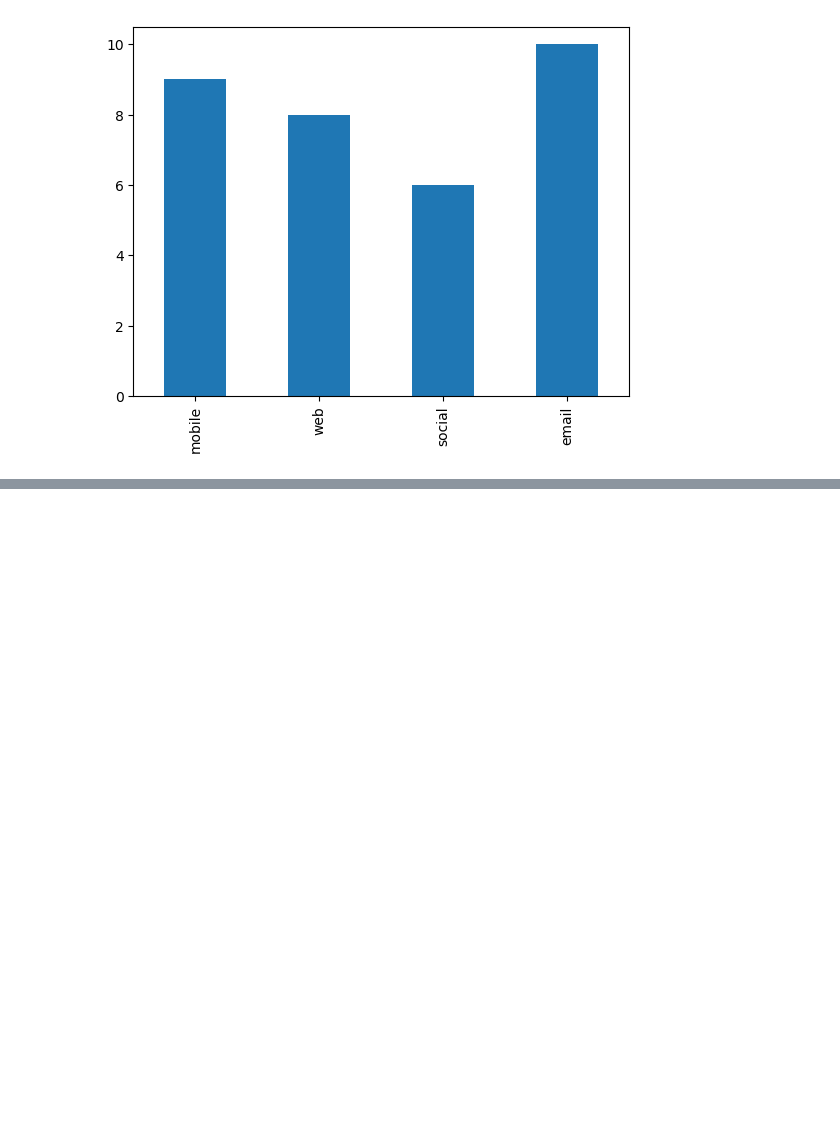
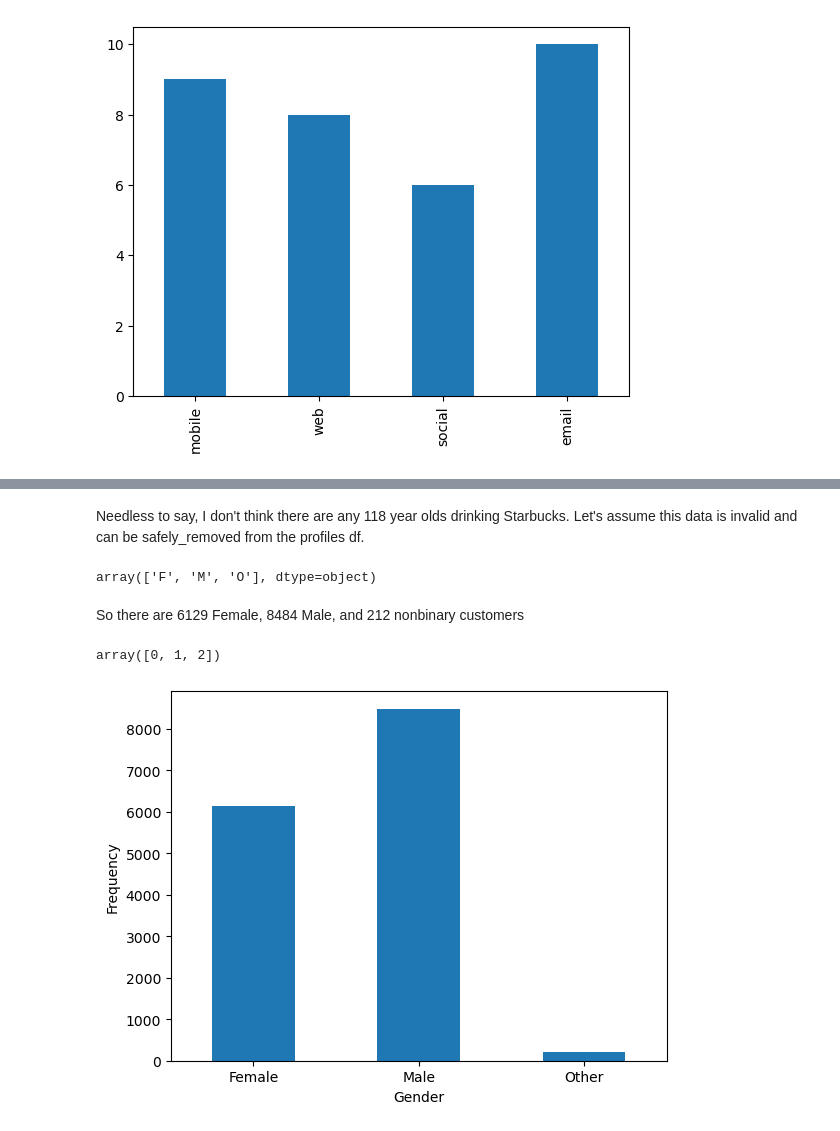
Before and after one commit to tnazikian/Udacity-Data-Scientist-Capstone, a Jupyter notebook: Starbucks_Capstone_notebook.ipynb, the cells around one changed output, grey strips where cells are left out. Saved outputs shown, nothing was run; the diff lists cells and outputs as text; code cells hidden in the pictures; blank space fills up the shorter version.

Commit message:
added gender stuff

```diff
--- a/Starbucks_Capstone_notebook.ipynb
+++ b/Starbucks_Capstone_notebook.ipynb
@@ -329,0 +359,2 @@ new_channels.sum(axis=0).plot(kind='bar')
+# %% [markdown]
+Needless to say, I don't think there are any 118 year olds drinking Starbucks. Let's assume this data is invalid and can be safely_removed from the profiles df.
@@ -329,0 +363,22 @@ new_channels.sum(axis=0).plot(kind='bar')
+# %%
+#Verify that the nullgender data has been removed
+profile_cleaned.gender.unique()
+# %% [output]
+array(['F', 'M', 'O'], dtype=object)
+# %%
+gender_ct = profile.groupby('gender')['gender'].count()
+# %% [markdown]
+So there are 6129 Female, 8484 Male, and 212 nonbinary customers
+# %%
+x_labels = ["Female", "Male", "Other"]
+np.arange(len(x_labels))
+# %% [output]
+array([0, 1, 2])
+# %%
+gender_ct.plot(kind='bar', xlabel="Gender", ylabel="Frequency")
+
+plt.xticks(np.arange(len(x_labels)), x_labels, rotation=0)
+
+plt.show()
+# %% [output]
+[figure, added]
```
Also changed, not shown: parts of 7 cells of this notebook.
